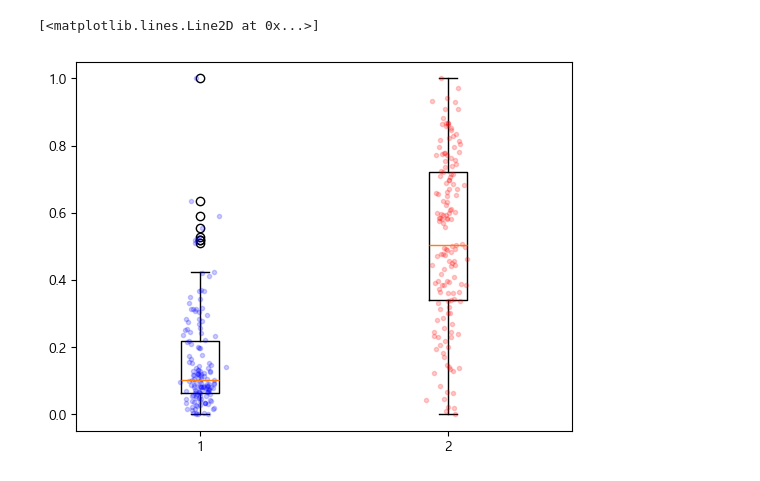
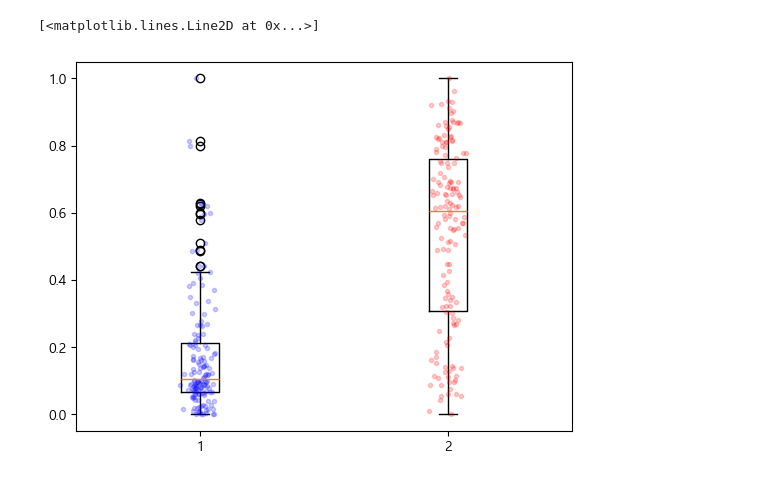
Before and after one commit to SJB7777/CordaX, a Jupyter notebook: notebooks/glamp.ipynb, the cells around one changed output. Cells and saved outputs as stored; diff of their text form; code cells hidden in the pictures.

```diff
--- a/notebooks/glamp.ipynb
+++ b/notebooks/glamp.ipynb
@@ -15,9 +15,16 @@ from src.filesystem import get_run_scan_dir
 
 
 config = load_config()
-file = get_run_scan_dir(config.path.load_dir, 168, 1, sub_path="p0001.h5")
+
+run_n: int = 168
+scan_n: int = 1
+p_n: int = 1
+file = get_run_scan_dir(config.path.load_dir, run_n, scan_n, sub_path=f"p{p_n:04}.h5")
+print(f"Data from '{config.path.load_dir}'")
+print(f"{run_n=}, {scan_n=}, {p_n=}")
 loader = PalXFELLoader(file)
 data = loader.get_data()
-images = data["poff"]
-print(images.shape)
+
+for key, value in data.items():
+    print(f"key: {key}, shape: {value.shape}")
 # %% [output]
@@ -34,15 +47,24 @@ matplotlib.rcParams['font.family'] = 'Malgun Gothic'
 
 plt.rcParams['axes.unicode_minus'] = False
 # %%
+poff_images = data["poff"]
+pon_images = data["pon"]
+poff_qbpms = data["poff_qbpm"]
+pon_qbpms = data["pon_qbpm"]
+poff_intensities = poff_images.sum(axis=(1, 2))
+pon_intensities = pon_images.sum(axis=(1, 2))
 rect = RoiRectangle(x1=340, y1=92, x2=430, y2=171)
+
 num: int = 150
-summed_image = rect.slice(np.sum(images[:num], axis=0))
+summed_image = rect.slice(np.sum(poff_images[:num], axis=0))
 fig, axs = plt.subplots(2, 3, figsize=(15, 8))
 for ax, num in zip(axs.ravel(), [1, 2, 10, 20, 50, 150]):
-    summed_image = rect.slice(np.sum(images[:num], axis=0)) / num
+    summed_image = rect.slice(np.sum(poff_images[:num], axis=0)) / num
     ax.set_title(f"합친 이미지 {num}장")
     ax.imshow(np.log1p(summed_image))
 
 fig.tight_layout()
-fig.savefig('high_res_plot.png', dpi=300)
+# fig.savefig('high_res_plot.png', dpi=300)
+
+print(f"ROI: {rect}")
 # %% [output]
@@ -50,23 +506,23 @@ fig.savefig('high_res_plot.png', dpi=300)
 # %%
 from src.mathematics import min_max_scale
 
 
 roi_rect = RoiRectangle(x1=379, y1=123, x2=394, y2=136)
-intensities = images.sum(axis=(1, 2))
+intensities = pon_images.sum(axis=(1, 2))
 
 intensities_norm = min_max_scale(intensities)
-qbpms_norm = min_max_scale(qbpms)
+qbpms_norm = min_max_scale(pon_qbpms)
 
 fig, ax = plt.subplots(1, 1)
 ax.boxplot([intensities_norm, qbpms_norm])
 
 x = np.random.normal(1, 0.03, size=len(intensities))
 ax.plot(x, intensities_norm, 'b.', alpha=0.2)
-x = np.random.normal(2, 0.03, size=len(qbpms))
+x = np.random.normal(2, 0.03, size=len(pon_qbpms))
 ax.plot(x, qbpms_norm, 'r.', alpha=0.2)
 # %% [output]
 [<matplotlib.lines.Line2D at 0x...>]
-[figure, old version]
+[figure, new version]
 # %%
 from src.preprocessor.image_qbpm_preprocessor import (
     ImagesQbpmProcessor,
```
Also changed, not shown: parts of 14 cells of this notebook, 1 other file.
